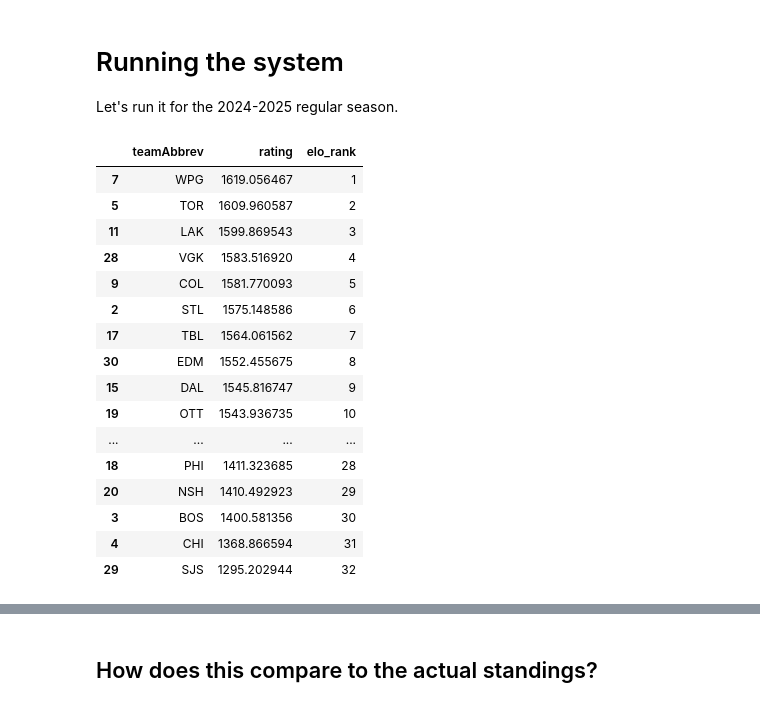
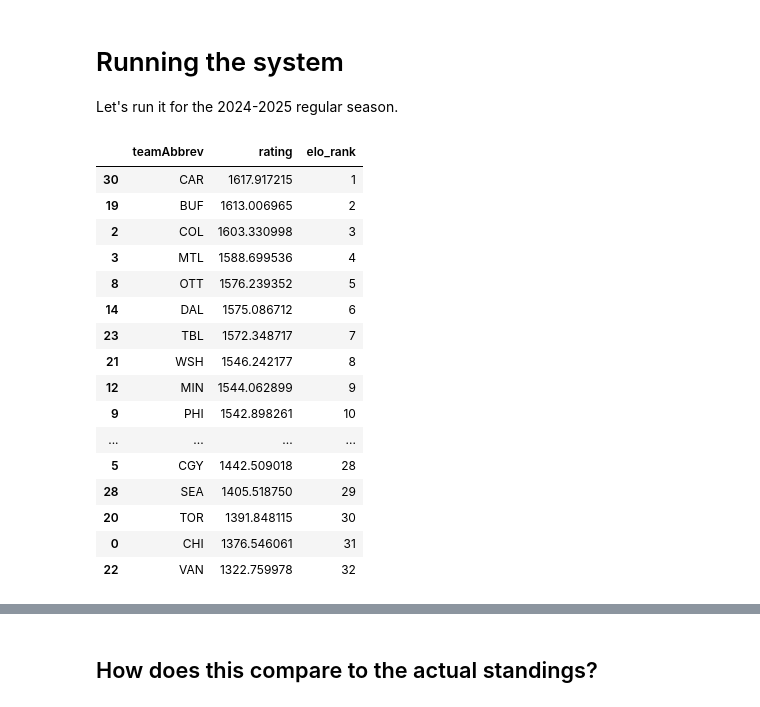
Before and after one commit to mattrflew/nhl-playoff-pool-optimizer, a Jupyter notebook: notebooks/04_Elo_rating.ipynb, the cells around one changed output, grey strips where cells are left out. Saved outputs shown, nothing was run; the diff lists cells and outputs as text; code cells hidden in the pictures.

```diff
--- a/notebooks/04_Elo_rating.ipynb
+++ b/notebooks/04_Elo_rating.ipynb
@@ -256,7 +256,7 @@ With our system fully defined, we can move on to actually calculating Elo rating
 games_raw = pd.read_csv(games_file_path())
 games_raw['gameId'] = games_raw['gameId'].astype(str)
 
-year = 2024
+year = 2025
 game_type = 2 # regular season
 
 mask = (games_raw['gameId'].str.startswith(str(year))) & (games_raw['gameType'] == game_type)
@@ -430,44 +430,44 @@ for _, row in games.iterrows():
 # %%
 from nhl_pool.config import PROCESSED_DIR
 import json
 
 # Reshape the dict to make this a dataframe
 def ratings_dict_to_df(ratings_dict):
     teams = list(ratings_dict.keys())
     ratings = list(ratings_dict.values())
     data = {"teamAbbrev": teams, "rating": ratings}
     return pd.DataFrame(data)
 
 
-ratings_save_path = PROCESSED_DIR / "20242025" / "regular" / "ratings.json"
+ratings_save_path = PROCESSED_DIR / "20252026" / "regular" / "ratings.json"
 with open(ratings_save_path, 'w') as json_file:
     json.dump(ratings, json_file, indent=4)
 
 ratings_df = ratings_dict_to_df(ratings)
 ratings_df["elo_rank"] = ratings_df["rating"].rank(ascending=False).astype(int)
 
-ratings_df_save_path = PROCESSED_DIR / "20242025" / "regular" / "ratings.csv"
+ratings_df_save_path = PROCESSED_DIR / "20252026" / "regular" / "ratings.csv"
 ratings_df.to_csv(ratings_df_save_path, index=False)
 
 ratings_df.sort_values(by="rating", ascending=False)
 # %% [output]
 |  | teamAbbrev | rating | elo_rank |
-| 7 | WPG | 1619.056467 | 1 |
-| 5 | TOR | 1609.960587 | 2 |
-| 11 | LAK | 1599.869543 | 3 |
-| 28 | VGK | 1583.516920 | 4 |
-| 9 | COL | 1581.770093 | 5 |
-| 2 | STL | 1575.148586 | 6 |
-| 17 | TBL | 1564.061562 | 7 |
-| 30 | EDM | 1552.455675 | 8 |
-| 15 | DAL | 1545.816747 | 9 |
-| 19 | OTT | 1543.936735 | 10 |
+| 30 | CAR | 1617.917215 | 1 |
+| 19 | BUF | 1613.006965 | 2 |
+| 2 | COL | 1603.330998 | 3 |
+| 3 | MTL | 1588.699536 | 4 |
+| 8 | OTT | 1576.239352 | 5 |
+| 14 | DAL | 1575.086712 | 6 |
+| 23 | TBL | 1572.348717 | 7 |
+| 21 | WSH | 1546.242177 | 8 |
+| 12 | MIN | 1544.062899 | 9 |
+| 9 | PHI | 1542.898261 | 10 |
 | ... | ... | ... | ... |
-| 18 | PHI | 1411.323685 | 28 |
-| 20 | NSH | 1410.492923 | 29 |
-| 3 | BOS | 1400.581356 | 30 |
-| 4 | CHI | 1368.866594 | 31 |
-| 29 | SJS | 1295.202944 | 32 |
+| 5 | CGY | 1442.509018 | 28 |
+| 28 | SEA | 1405.518750 | 29 |
+| 20 | TOR | 1391.848115 | 30 |
+| 0 | CHI | 1376.546061 | 31 |
+| 22 | VAN | 1322.759978 | 32 |
 # %%
 mean_rating(ratings)
 # %% [output]
```
Also changed, not shown: parts of 15 cells of this notebook, 7 other files.
